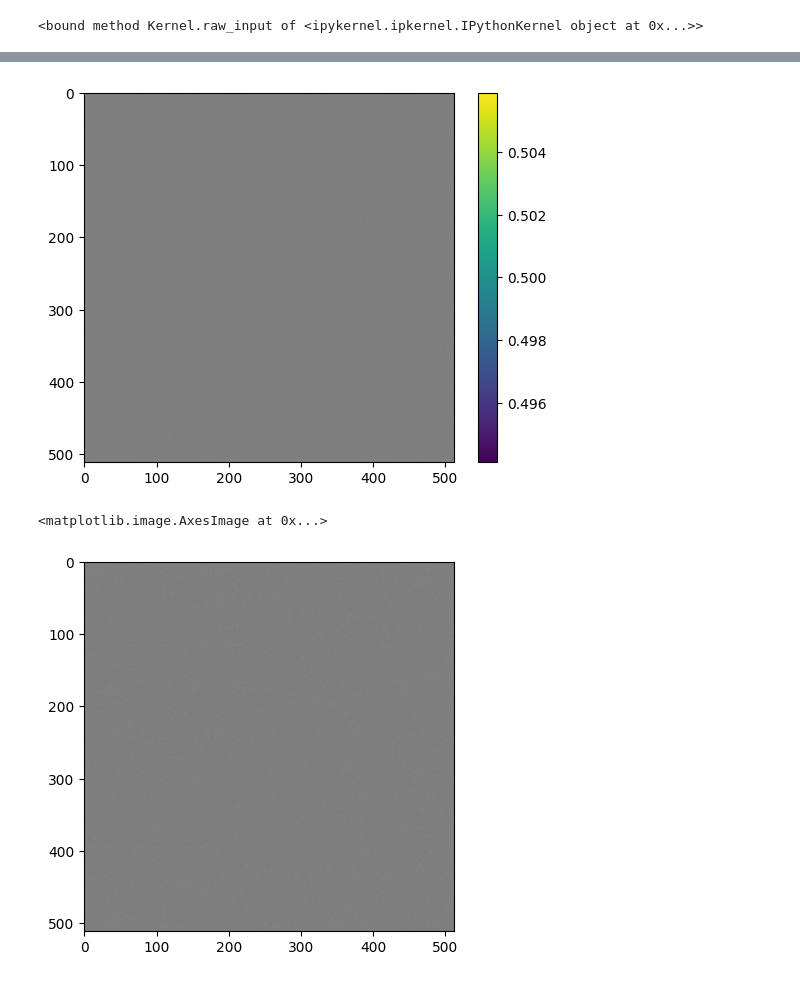
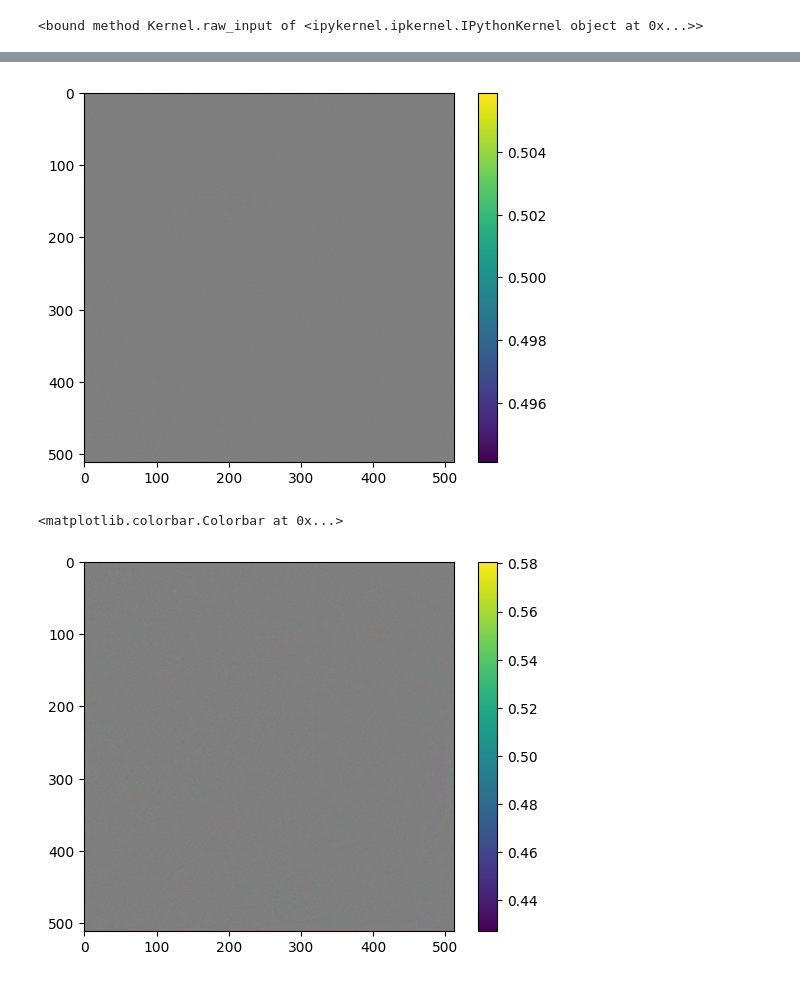
Before and after one commit to fgvfgfg564/GradAttack, a Jupyter notebook: GradAttack.ipynb, the cells around one changed output, grey strips where cells are left out. Drawn from its saved outputs; the diff is of its cells as text; code cells hidden in the pictures.

```diff
--- a/GradAttack.ipynb
+++ b/GradAttack.ipynb
@@ -41,6 +47,8 @@ input
 # %% [output]
 <bound method Kernel.raw_input of <ipykernel.ipkernel.IPythonKernel object at 0x...>>
 # %%
+import math
+
 def normalize_l2(x, delta):
     mx = x.square().mean()
     if mx > 0.:
@@ -54,7 +62,7 @@ def normalize_l0(x, delta):
 
 def cosine_decay(init_lr, step, num_steps, alpha):
     t = step / num_steps
-    a = (1. + torch.cos(torch.tensor(t * torch.pi))) * init_lr / 2
+    a = (1. + math.cos(t * math.pi)) * init_lr / 2
     return alpha * init_lr + (1-alpha) * a
 
 
@@ -158,12 +166,13 @@ plt.imshow(recon_att.permute(1,2,0))
 # %%
 plt.imshow(0.5*(att - img + 1.).permute(1,2,0))
 plt.colorbar()
 plt.show()
 plt.imshow(0.5*(att - recon_att + 1.).permute(1,2,0))
+plt.colorbar()
 # %% [output]
 [figure]
-<matplotlib.image.AxesImage at 0x...>
+<matplotlib.colorbar.Colorbar at 0x...>
-[figure, old version]
+[figure, new version]
 # %%
 net2 = compressai.zoo.bmshj2018_factorized(6, "mse", pretrained=True)
 # %%
```
Also changed, not shown: parts of 12 cells of this notebook, 10 other files.
